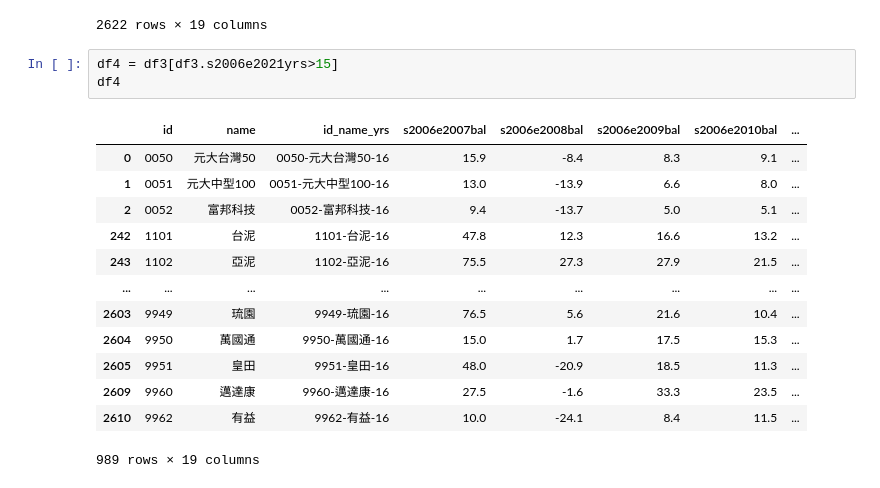
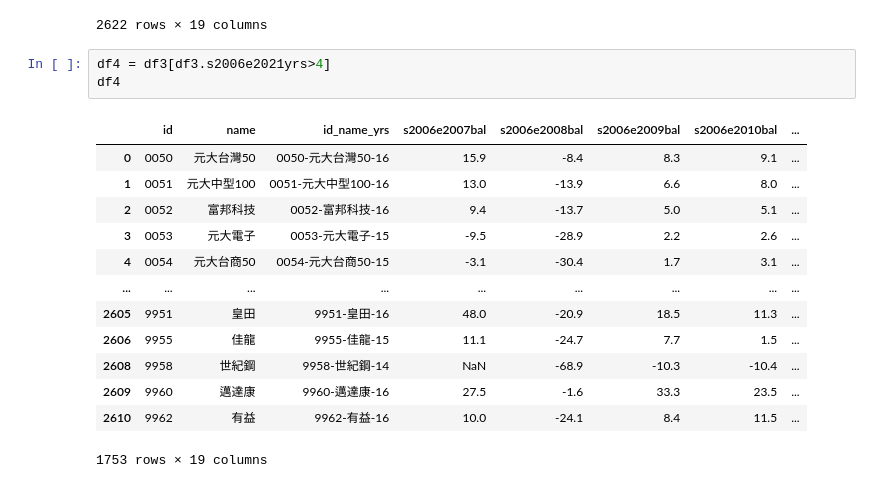
Before and after one commit to terranandes/crawler, a Jupyter notebook: project_tw/output/pandas_stock.ipynb, the cells around one changed output. Cells and saved outputs as stored; diff of their text form.

```diff
--- a/project_tw/output/pandas_stock.ipynb
+++ b/project_tw/output/pandas_stock.ipynb
@@ -94,19 +94,19 @@ df3
 | 2621 | 9986 | NaN | 9986-None | NaN | NaN | NaN | NaN | ... |
 2622 rows × 19 columns
 # %%
-df4 = df3[df3.s2006e2021yrs>15]
+df4 = df3[df3.s2006e2021yrs>4]
 df4
 # %% [output]
 |  | id | name | id_name_yrs | s2006e2007bal | s2006e2008bal | s2006e2009bal | s2006e2010bal | ... |
 | 0 | 0050 | 元大台灣50 | 0050-元大台灣50-16 | 15.9 | -8.4 | 8.3 | 9.1 | ... |
 | 1 | 0051 | 元大中型100 | 0051-元大中型100-16 | 13.0 | -13.9 | 6.6 | 8.0 | ... |
 | 2 | 0052 | 富邦科技 | 0052-富邦科技-16 | 9.4 | -13.7 | 5.0 | 5.1 | ... |
-| 242 | 1101 | 台泥 | 1101-台泥-16 | 47.8 | 12.3 | 16.6 | 13.2 | ... |
-| 243 | 1102 | 亞泥 | 1102-亞泥-16 | 75.5 | 27.3 | 27.9 | 21.5 | ... |
+| 3 | 0053 | 元大電子 | 0053-元大電子-15 | -9.5 | -28.9 | 2.2 | 2.6 | ... |
+| 4 | 0054 | 元大台商50 | 0054-元大台商50-15 | -3.1 | -30.4 | 1.7 | 3.1 | ... |
 | ... | ... | ... | ... | ... | ... | ... | ... | ... |
-| 2603 | 9949 | 琉園 | 9949-琉園-16 | 76.5 | 5.6 | 21.6 | 10.4 | ... |
-| 2604 | 9950 | 萬國通 | 9950-萬國通-16 | 15.0 | 1.7 | 17.5 | 15.3 | ... |
 | 2605 | 9951 | 皇田 | 9951-皇田-16 | 48.0 | -20.9 | 18.5 | 11.3 | ... |
+| 2606 | 9955 | 佳龍 | 9955-佳龍-15 | 11.1 | -24.7 | 7.7 | 1.5 | ... |
+| 2608 | 9958 | 世紀鋼 | 9958-世紀鋼-14 | NaN | -68.9 | -10.3 | -10.4 | ... |
 | 2609 | 9960 | 邁達康 | 9960-邁達康-16 | 27.5 | -1.6 | 33.3 | 23.5 | ... |
 | 2610 | 9962 | 有益 | 9962-有益-16 | 10.0 | -24.1 | 8.4 | 11.5 | ... |
-989 rows × 19 columns
+1753 rows × 19 columns
```
